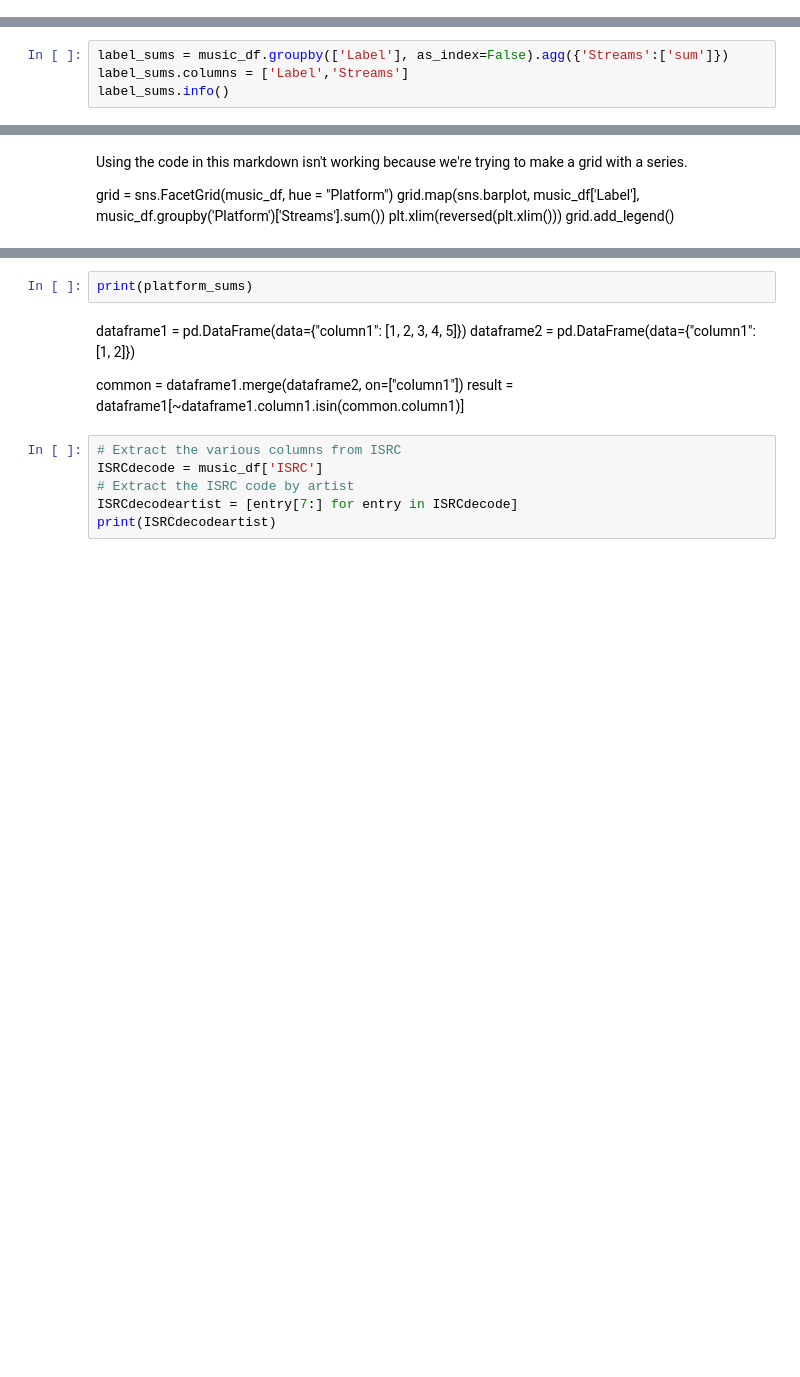
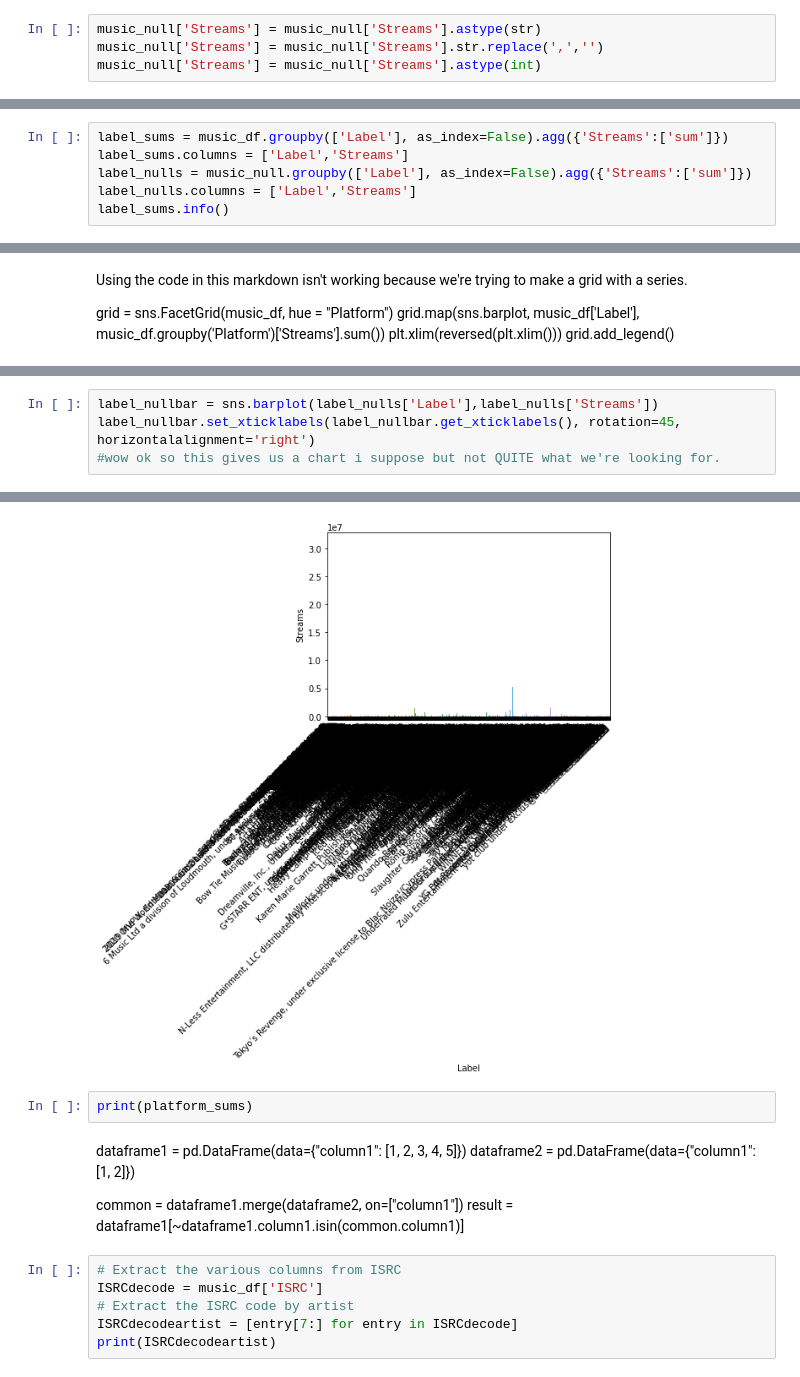
Before and after one commit to NSS-Data-Analytics-Cohort-6/mlc-project-count-dracula, a Jupyter notebook: notebooks/MLC_Phil.ipynb, the cells around one changed output, grey strips where cells are left out. Drawn from its saved outputs; the diff is of its cells as text; blank space fills up the shorter version.

Commit message:
worst chart ever created in the history of mankind can be found here

```diff
--- a/notebooks/MLC_Phil.ipynb
+++ b/notebooks/MLC_Phil.ipynb
@@ -106,0 +84,4 @@ print(nonulls)
+# %%
+music_null['Streams'] = music_null['Streams'].astype(str)
+music_null['Streams'] = music_null['Streams'].str.replace(',','')
+music_null['Streams'] = music_null['Streams'].astype(int)
@@ -176,4 +223,6 @@ platform_sums.head()
 # %%
 label_sums = music_df.groupby(['Label'], as_index=False).agg({'Streams':['sum']})
 label_sums.columns = ['Label','Streams']
+label_nulls = music_null.groupby(['Label'], as_index=False).agg({'Streams':['sum']})
+label_nulls.columns = ['Label','Streams']
 label_sums.info()
@@ -192,0 +289,5 @@ platform_bar.set_xticklabels(platform_bar.get_xticklabels(), rotation=45, horizo
+# %%
+label_nullbar = sns.barplot(label_nulls['Label'],label_nulls['Streams'])
+label_nullbar.set_xticklabels(label_nullbar.get_xticklabels(), rotation=45, horizontalalignment='right')
+#wow ok so this gives us a chart i suppose but not QUITE what we're looking for.
+# %% [output]
@@ -193,3 +311,4 @@ platform_bar.set_xticklabels(platform_bar.get_xticklabels(), rotation=45, horizo
+[figure, added]
 # %%
 print(platform_sums)
 # %% [markdown]
```
Also changed, not shown: parts of 16 cells of this notebook.
